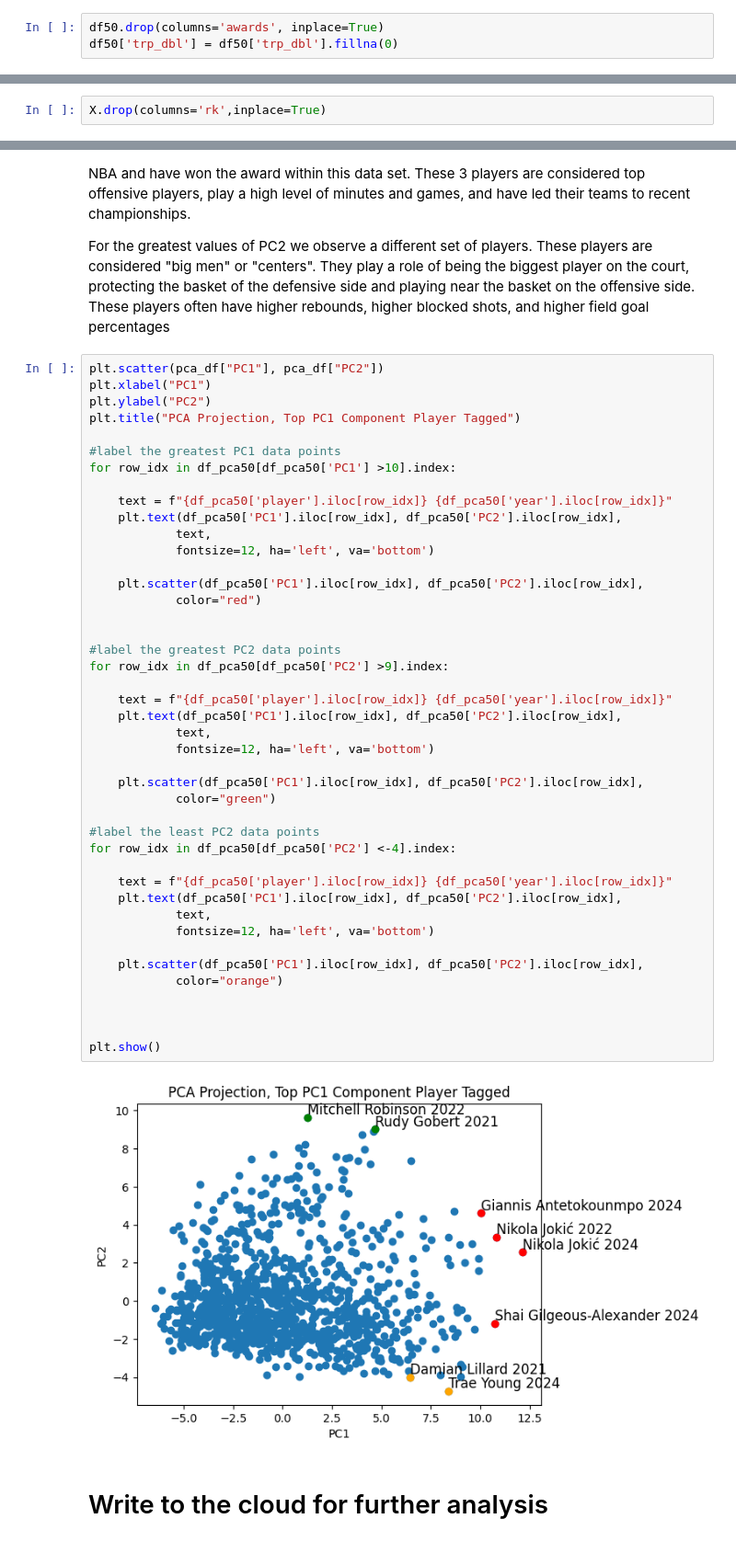
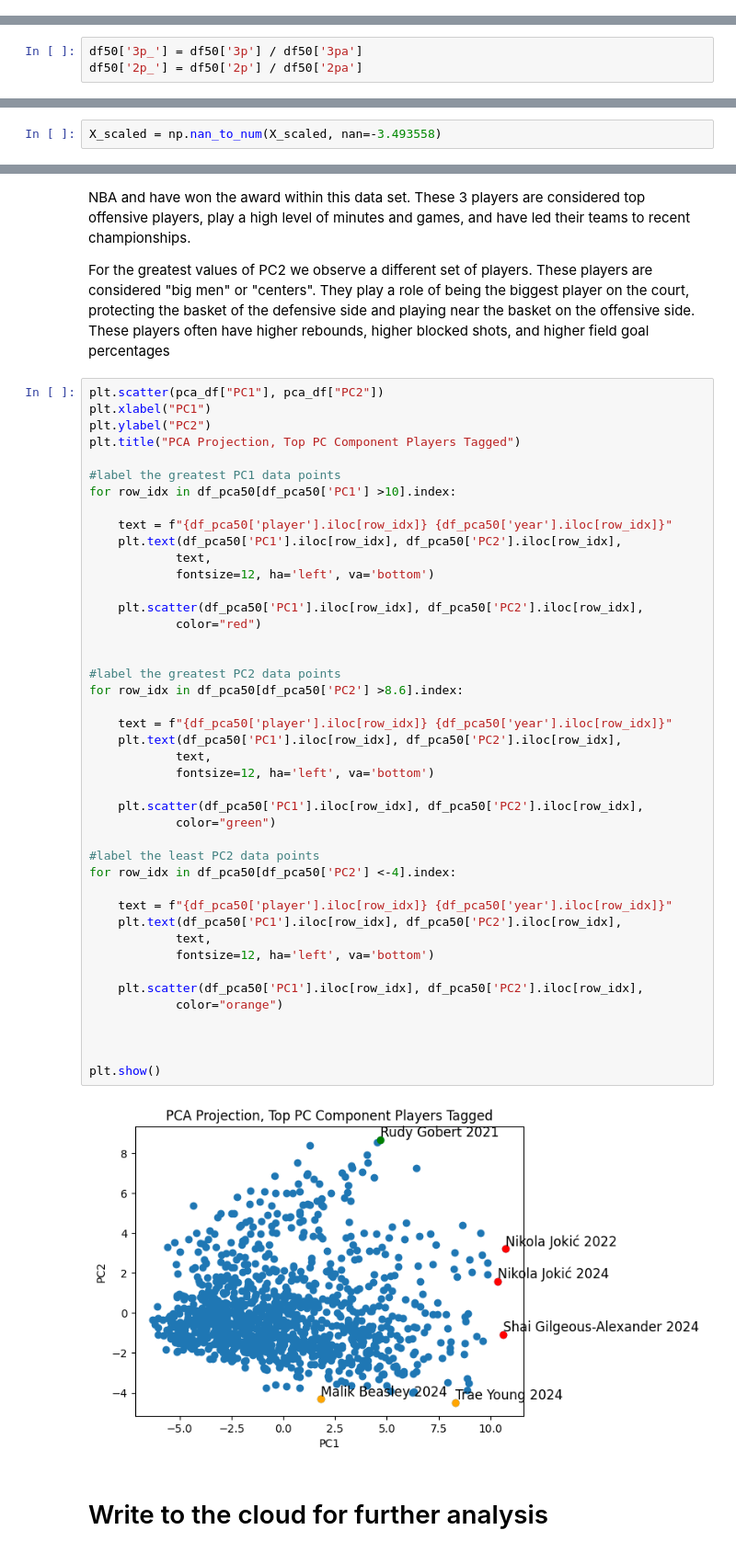
Before and after one commit to nicksalem/2026_github_projects, a Jupyter notebook: NBA Pipeline/PCA_dimension_reduction.ipynb, the cells around one changed output, grey strips where cells are left out. Shown at 92% size. Cells and saved outputs as stored; diff of their text form.

```diff
--- a/NBA Pipeline/PCA_dimension_reduction.ipynb
+++ b/NBA Pipeline/PCA_dimension_reduction.ipynb
@@ -103,6 +103,3 @@ df50.head()
-# %%
-df50.drop(columns='awards', inplace=True)
-df50['trp_dbl'] = df50['trp_dbl'].fillna(0)
 # %%
 #no null values
 df50.isnull().sum().sum()
@@ -139,3 +114,6 @@ df50[df50['3p_'].isna()][['player', 'fg','fga','3pa']]
+# %%
+df50['3p_'] = df50['3p'] / df50['3pa']
+df50['2p_'] = df50['2p'] / df50['2pa']
 # %% [markdown]
 # An NBA season is 82 games
 A player cannot play more than 82 games unless they were traded
@@ -192,8 +170,6 @@ df50_numeric.fillna(0, inplace=True)
 # Dimension reduction
 # %%
 X = df50_numeric.copy() # label X for convention
-# %%
-X.drop(columns='rk',inplace=True)
 # %%
 X.reset_index(drop=True,inplace=True)
 X.head()
@@ -233 +211,3 @@ round(X_scaled_df.describe(),2)
+# %%
+X_scaled = np.nan_to_num(X_scaled, nan=-3.493558)
 # %%
@@ -337,7 +319,7 @@ For the greatest values of PC2 we observe a different set of players. These play
 plt.scatter(pca_df["PC1"], pca_df["PC2"])
 plt.xlabel("PC1")
 plt.ylabel("PC2")
-plt.title("PCA Projection, Top PC1 Component Player Tagged")
+plt.title("PCA Projection, Top PC Component Players Tagged")
 
 #label the greatest PC1 data points
 for row_idx in df_pca50[df_pca50['PC1'] >10].index:
@@ -349,35 +331,35 @@ for row_idx in df_pca50[df_pca50['PC1'] >10].index:
 
     plt.scatter(df_pca50['PC1'].iloc[row_idx], df_pca50['PC2'].iloc[row_idx],
             color="red")
 
 
 #label the greatest PC2 data points
-for row_idx in df_pca50[df_pca50['PC2'] >9].index:
+for row_idx in df_pca50[df_pca50['PC2'] >8.6].index:
 
     text = f"{df_pca50['player'].iloc[row_idx]} {df_pca50['year'].iloc[row_idx]}"
     plt.text(df_pca50['PC1'].iloc[row_idx], df_pca50['PC2'].iloc[row_idx],
             text,
             fontsize=12, ha='left', va='bottom')
 
     plt.scatter(df_pca50['PC1'].iloc[row_idx], df_pca50['PC2'].iloc[row_idx],
             color="green")
 
 #label the least PC2 data points
 for row_idx in df_pca50[df_pca50['PC2'] <-4].index:
 
     text = f"{df_pca50['player'].iloc[row_idx]} {df_pca50['year'].iloc[row_idx]}"
     plt.text(df_pca50['PC1'].iloc[row_idx], df_pca50['PC2'].iloc[row_idx],
             text,
             fontsize=12, ha='left', va='bottom')
 
     plt.scatter(df_pca50['PC1'].iloc[row_idx], df_pca50['PC2'].iloc[row_idx],
             color="orange")
 
 
 
 plt.show()
 # %% [output]
-[figure, old version]
+[figure, new version]
 # %% [markdown]
 # Write to the cloud for further analysis
 # %%
```
Also changed, not shown: parts of 27 cells of this notebook, 10 other files.
